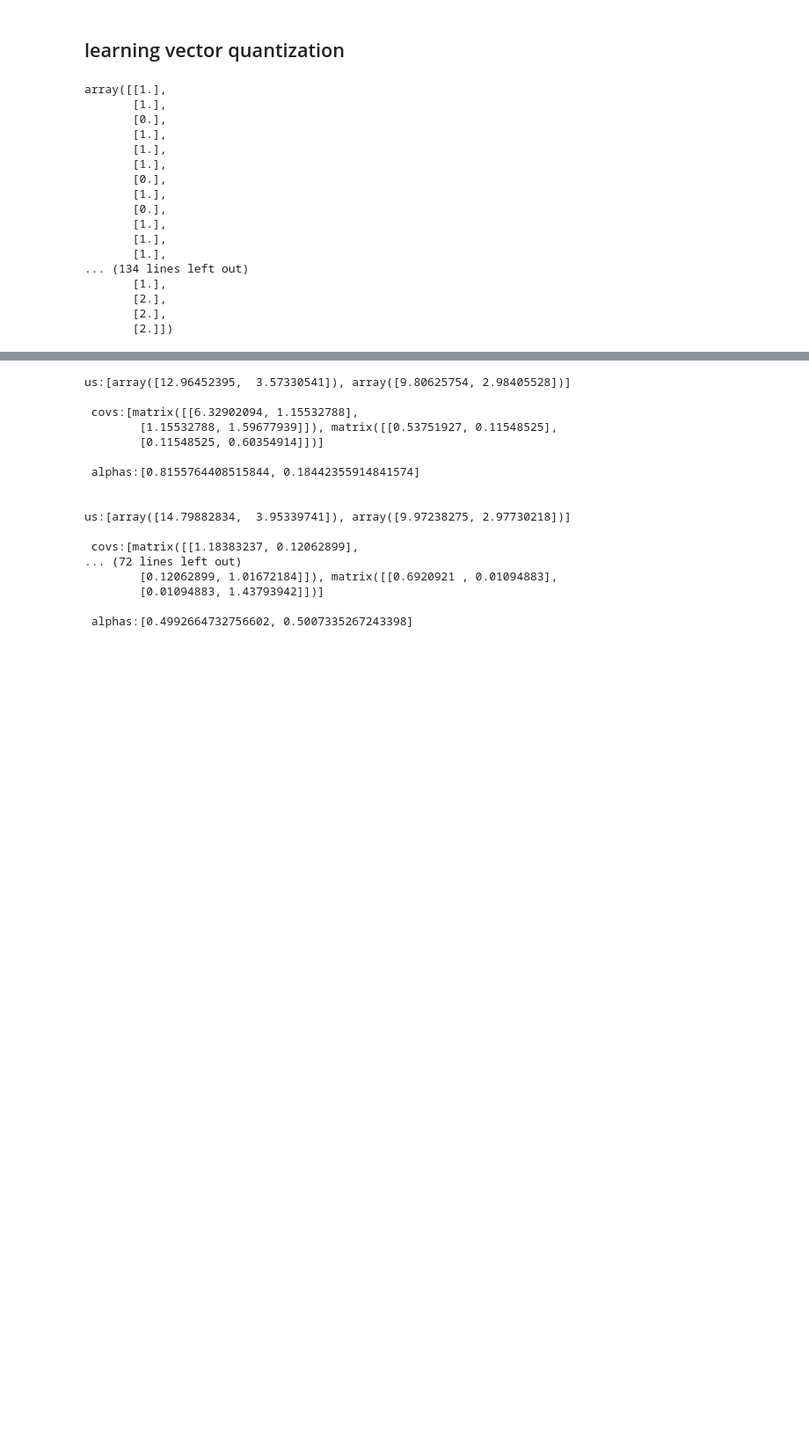
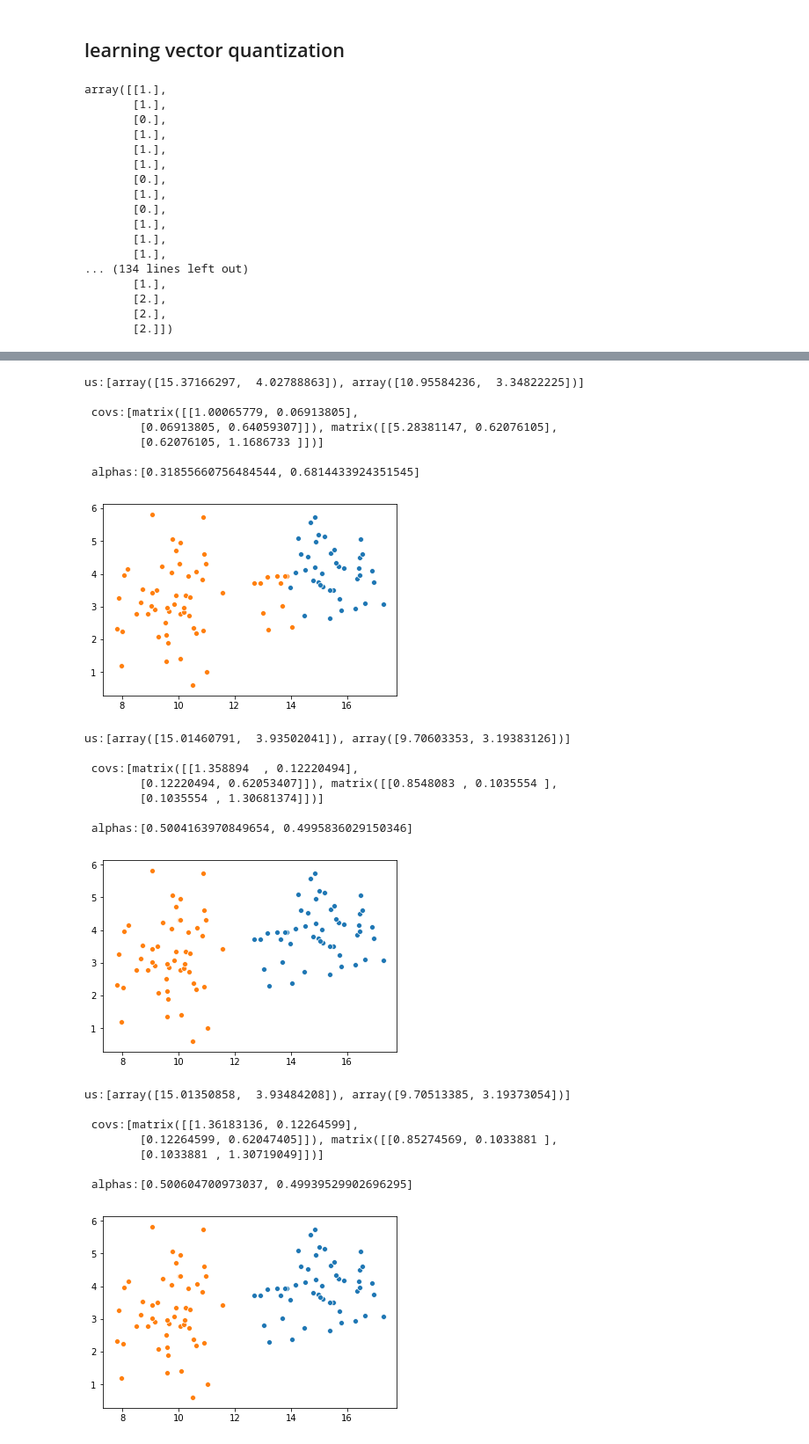
Before and after one commit to PL97/ML, a Jupyter notebook: exercise/cluster.ipynb, the cells around one changed output, grey strips where cells are left out. Shown: that part at 88% size. Cells and saved outputs as stored; diff of their text form; code cells hidden in the pictures; blank space fills up the shorter version.

Commit message:
visualize GMM result

```diff
--- a/exercise/cluster.ipynb
+++ b/exercise/cluster.ipynb
@@ -170,7 +171,7 @@ def EStep(X, us, covs, alpha):
     ret = np.zeros((dim, len(us)))
     for i in range(dim):
         lps = postProbability(X[i, :], alpha, us, covs)
-        label.append(np.argmax(lps))
+        label[i] = np.argmax(lps)
         ret[i, :] = lps
     return ret
 
@@ -192,47 +193,69 @@ def MStep(X, postP, K):
         alphas[i] = np.sum([postP[:, i]]) / X.shape[0]
     return us, covs, alphas
 
 
+def visualize(X, us, covs, alphas, K = 2):
+    dim = X.shape[0]
+    label = [0] * dim
+    for i in range(dim):
+        lps = postProbability(X[i, :], alphas, us, covs)
+        label[i] = np.argmax(lps)
 
+    C = []
+    for i in range(K):
+        C.append(np.where(np.array(label) == i)[0])
+
+    plt.figure()
+    for i in range(K):
+        sns.scatterplot(X[C[i], 0], X[C[i], 1])
+    plt.show()
 
 
 def GMM(X, K):
     idxs = np.random.choice(range(X.shape[0]), size = K)
     us = [X[idxs[i],:] for i in range(K)]
     alphas = [1/K for i in range(K)]
     covs = []
     for i in range(K):
         cov = np.random.randn(K, K)
         cov = cov + cov.transpose()
         covs.append(cov)
 
-    for i in range(500):
+    for i in range(50):
         # E step
         postP = EStep(X, us, covs, alphas)
 
         # M step
         us, covs, alphas = MStep(X, postP, K)
 
-        if i % 50 == 0:
+        if i % 10 == 0:
             print("us:{}\n\n covs:{}\n\n alphas:{}\n\n".format(us, covs, alphas))
+            visualize(X, us, covs, alphas, K)
     return us, covs, alphas
 
 u, c, a = GMM(X, 2)
 # %% [output]
-us:[array([12.96452395,  3.57330541]), array([9.80625754, 2.98405528])]
+us:[array([15.37166297,  4.02788863]), array([10.95584236,  3.34822225])]
 
- covs:[matrix([[6.32902094, 1.15532788],
-        [1.15532788, 1.59677939]]), matrix([[0.53751927, 0.11548525],
-        [0.11548525, 0.60354914]])]
+ covs:[matrix([[1.00065779, 0.06913805],
+        [0.06913805, 0.64059307]]), matrix([[5.28381147, 0.62076105],
+        [0.62076105, 1.1686733 ]])]
 
- alphas:[0.8155764408515844, 0.18442355914841574]
-
-
-us:[array([14.79882834,  3.95339741]), array([9.97238275, 2.97730218])]
-
- covs:[matrix([[1.18383237, 0.12062899],
-... (72 lines left out)
-        [0.12062899, 1.01672184]]), matrix([[0.6920921 , 0.01094883],
-        [0.01094883, 1.43793942]])]
-
- alphas:[0.4992664732756602, 0.5007335267243398]
+ alphas:[0.31855660756484544, 0.6814433924351545]
+[figure, added]
+us:[array([15.01460791,  3.93502041]), array([9.70603353, 3.19383126])]
+
+ covs:[matrix([[1.358894  , 0.12220494],
+        [0.12220494, 0.62053407]]), matrix([[0.8548083 , 0.1035554 ],
+        [0.1035554 , 1.30681374]])]
+
+ alphas:[0.5004163970849654, 0.4995836029150346]
+[figure, added]
+us:[array([15.01350858,  3.93484208]), array([9.70513385, 3.19373054])]
+
+ covs:[matrix([[1.36183136, 0.12264599],
+        [0.12264599, 0.62047405]]), matrix([[0.85274569, 0.1033881 ],
+        [0.1033881 , 1.30719049]])]
+
+ alphas:[0.500604700973037, 0.49939529902696295]
+[figure, added]
```
Also changed, not shown: parts of 6 cells of this notebook.
